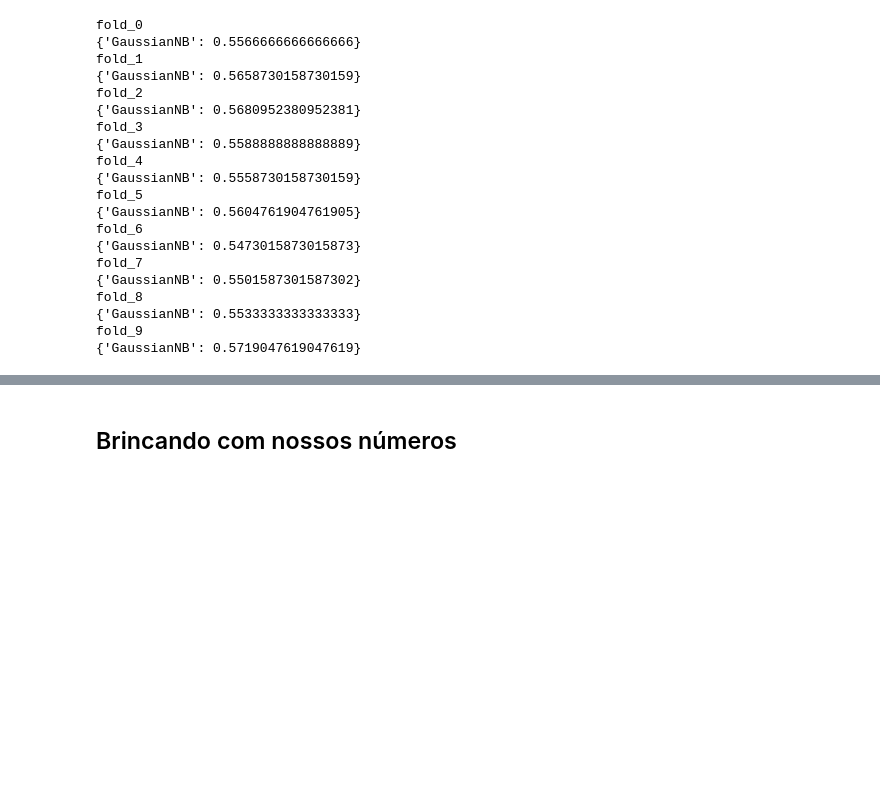
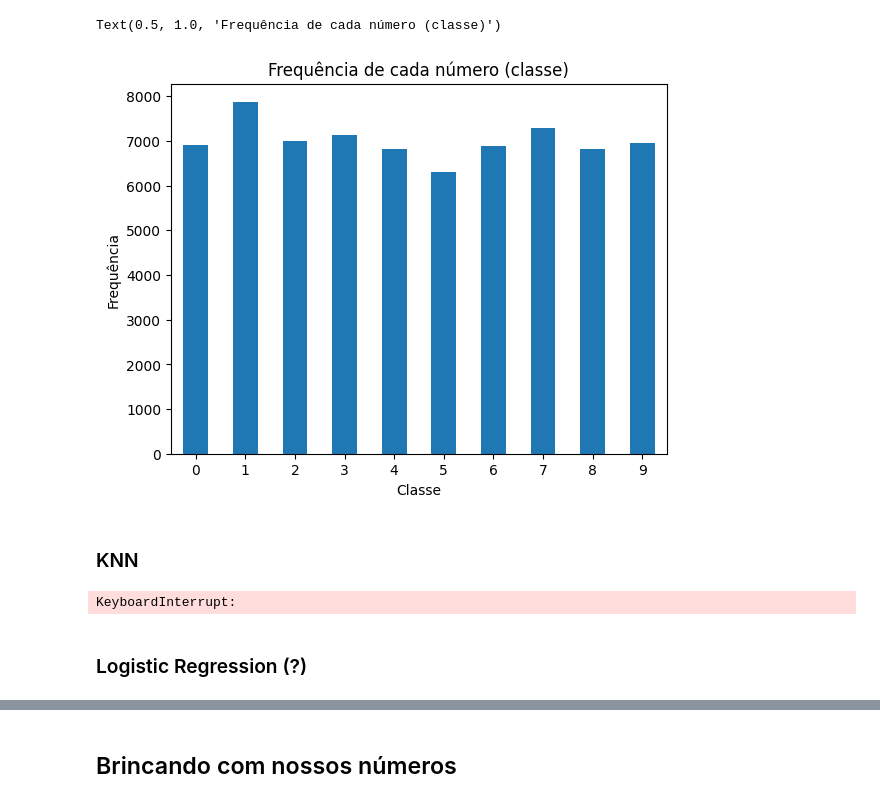
Before and after one commit to carlosgcarneiro/PESMnist, a Jupyter notebook: project_mnist.ipynb, the cells around one changed output, grey strips where cells are left out. Saved outputs shown, nothing was run; the diff lists cells and outputs as text; code cells hidden in the pictures; blank space fills up the shorter version.

```diff
--- a/project_mnist.ipynb
+++ b/project_mnist.ipynb
@@ -134,29 +112,14 @@ Fold 9: {'KNN': 0.976031746031746, 'Decision Tree': 0.8901587301587301, 'Gaussia
-# %%
-def acc_resume(fold_scores: dict) -> dict:
-    for score in fold_scores:
-
-
-
-
-for f,m in trained_models.items():
-# %% [output]
-fold_0
-{'GaussianNB': 0.5566666666666666}
-fold_1
-{'GaussianNB': 0.5658730158730159}
-fold_2
-{'GaussianNB': 0.5680952380952381}
-fold_3
-{'GaussianNB': 0.5588888888888889}
-fold_4
-{'GaussianNB': 0.5558730158730159}
-fold_5
-{'GaussianNB': 0.5604761904761905}
-fold_6
-{'GaussianNB': 0.5473015873015873}
-fold_7
-{'GaussianNB': 0.5501587301587302}
-fold_8
-{'GaussianNB': 0.5533333333333333}
-fold_9
-{'GaussianNB': 0.5719047619047619}
+# %%
+# numbers distribution
+n_dist = df['class'].value_counts().sort_index()
+n_dist.index = n_dist.index.astype('int')
+
+fig = n_dist.plot.bar()
+fig.set_xticklabels(fig.get_xticklabels(), rotation=0)
+fig.set_xlabel('Classe')
+fig.set_ylabel('Frequência')
+
+fig.set_title('Frequência de cada número (classe)')
+# %% [output]
+Text(0.5, 1.0, 'Frequência de cada número (classe)')
+[figure, added]
@@ -162,0 +134,13 @@ fold_9
+# %% [markdown]
+### KNN
+# %%
+model = KNeighborsClassifier()
+parameters = {'n_neighbors': [3, 5, 7],
+             'metric': ['euclidean', 'manhattan'],
+}
+
+grid_Search(kf, model, parameters, X_train, y_train)
+# %% [output]
+KeyboardInterrupt:
+# %% [markdown]
+### Logistic Regression (?)
```
Also changed, not shown: parts of 23 cells of this notebook, 2 other files.
